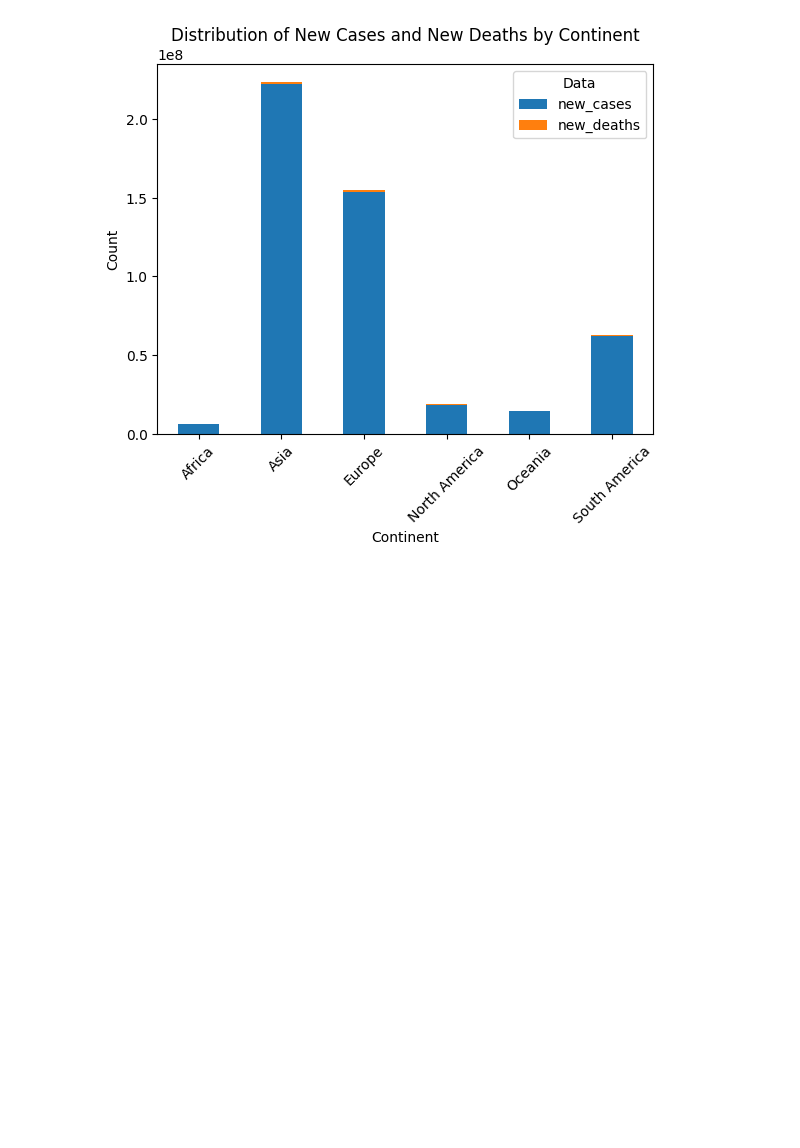
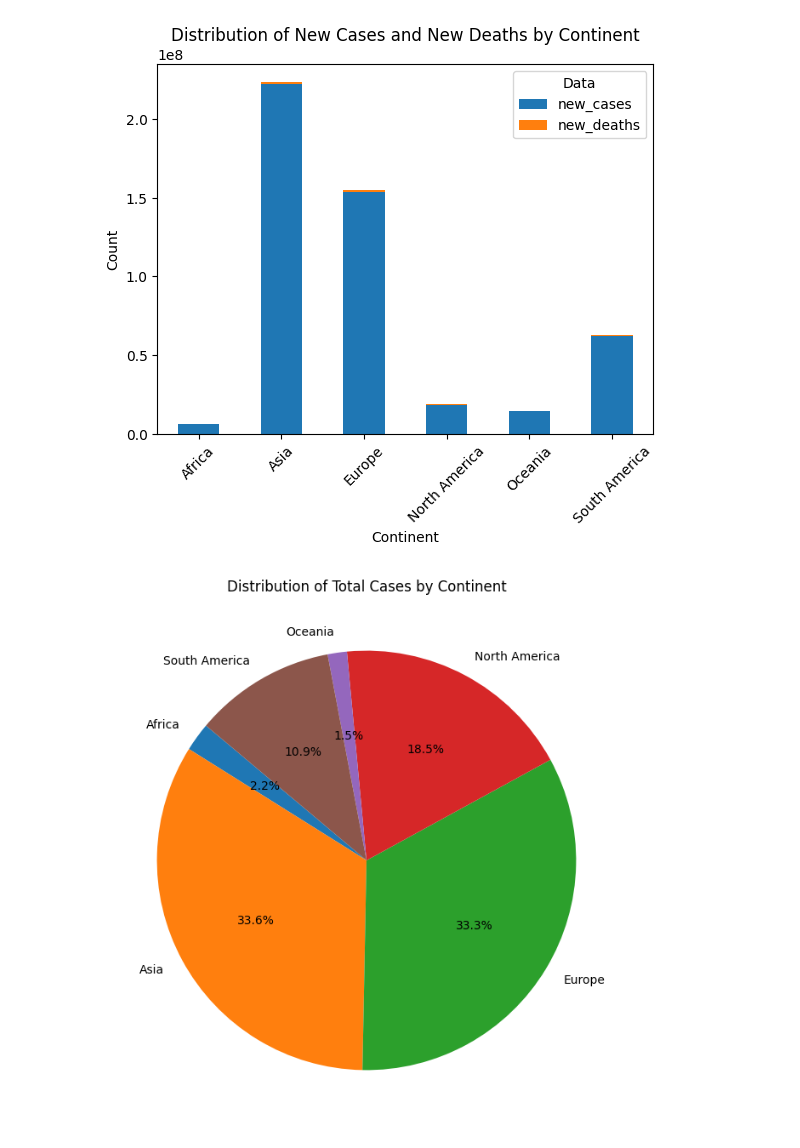
Before and after one commit to Tahmid-Amin/AI-Group_8, a Jupyter notebook: Graphs.ipynb, the cells around one changed output. Drawn from its saved outputs; the diff is of its cells as text; code cells hidden in the pictures; blank space fills up the shorter version.

Commit message:
Added analysis on the dataset using a pie chart

```diff
--- a/Graphs.ipynb
+++ b/Graphs.ipynb
@@ -106,3 +106,23 @@ plt.show()
 # %% [output]
 <Figure size 1000x600 with 0 Axes>
 [figure]
+# %%
+import pandas as pd
+import matplotlib.pyplot as plt
+import numpy as np
+
+df = pd.read_csv("./owid-covid-data.csv")
+df
+
+numerical_features = ['total_cases', 'total_deaths', 'new_cases', 'new_deaths', 'life_expectancy']
+
+# Calculate the total cases by continent
+continent_cases = df.groupby('continent')['total_cases'].sum()
+
+# Create a pie chart
+plt.figure(figsize=(8, 8))
+plt.pie(continent_cases, labels=continent_cases.index, autopct='%1.1f%%', startangle=140)
+plt.title('Distribution of Total Cases by Continent')
+plt.show()
+# %% [output]
+[figure, added]
```
